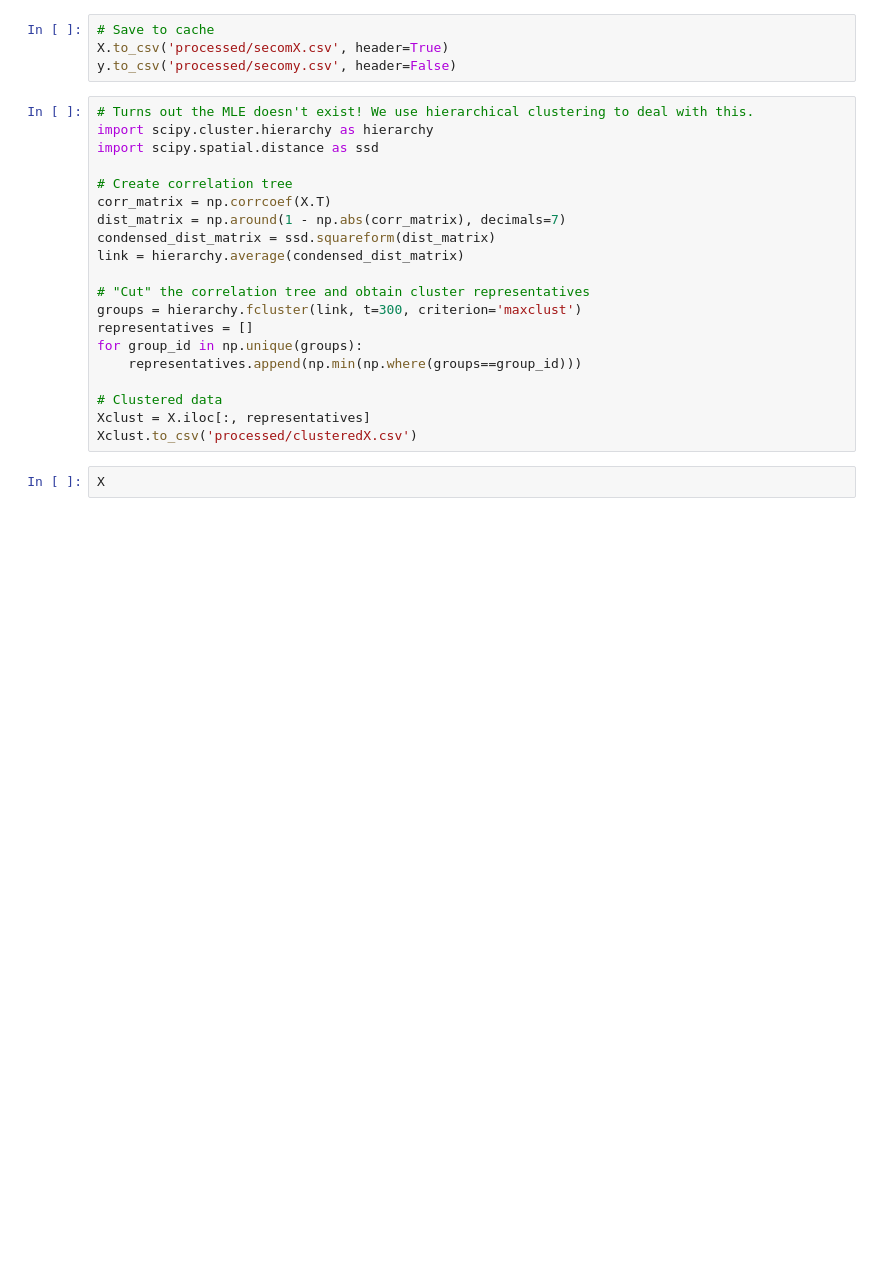
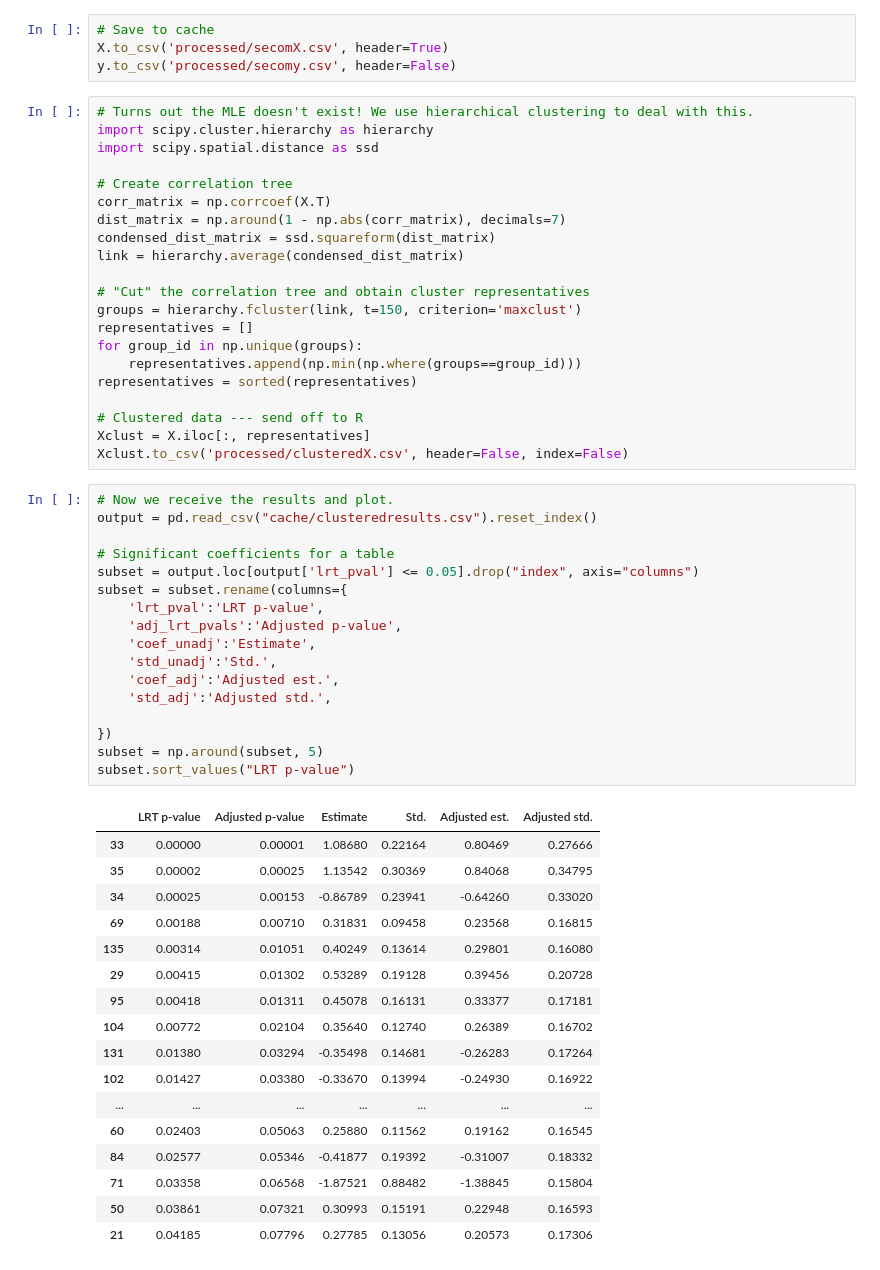
Before and after one commit to amspector100/hdlogistic, a Jupyter notebook: Python Plots.ipynb, the cells around one changed output. Cells and saved outputs as stored; diff of their text form; blank space fills up the shorter version.

```diff
--- a/Python Plots.ipynb
+++ b/Python Plots.ipynb
@@ -320,13 +320,47 @@ condensed_dist_matrix = ssd.squareform(dist_matrix)
 link = hierarchy.average(condensed_dist_matrix)
 
 # "Cut" the correlation tree and obtain cluster representatives
-groups = hierarchy.fcluster(link, t=300, criterion='maxclust')
+groups = hierarchy.fcluster(link, t=150, criterion='maxclust')
 representatives = []
 for group_id in np.unique(groups):
     representatives.append(np.min(np.where(groups==group_id)))
+representatives = sorted(representatives)
 
-# Clustered data
+# Clustered data --- send off to R
 Xclust = X.iloc[:, representatives]
-Xclust.to_csv('processed/clusteredX.csv')
+Xclust.to_csv('processed/clusteredX.csv', header=False, index=False)
-# %%
-X
+# %%
+# Now we receive the results and plot.
+output = pd.read_csv("cache/clusteredresults.csv").reset_index()
+
+# Significant coefficients for a table
+subset = output.loc[output['lrt_pval'] <= 0.05].drop("index", axis="columns")
+subset = subset.rename(columns={
+    'lrt_pval':'LRT p-value',
+    'adj_lrt_pvals':'Adjusted p-value',
+    'coef_unadj':'Estimate',
+    'std_unadj':'Std.',
+    'coef_adj':'Adjusted est.',
+    'std_adj':'Adjusted std.',
+
+})
+subset = np.around(subset, 5)
+subset.sort_values("LRT p-value")
+# %% [output]
+|  | LRT p-value | Adjusted p-value | Estimate | Std. | Adjusted est. | Adjusted std. |
+| 33 | 0.00000 | 0.00001 | 1.08680 | 0.22164 | 0.80469 | 0.27666 |
+| 35 | 0.00002 | 0.00025 | 1.13542 | 0.30369 | 0.84068 | 0.34795 |
+| 34 | 0.00025 | 0.00153 | -0.86789 | 0.23941 | -0.64260 | 0.33020 |
+| 69 | 0.00188 | 0.00710 | 0.31831 | 0.09458 | 0.23568 | 0.16815 |
+| 135 | 0.00314 | 0.01051 | 0.40249 | 0.13614 | 0.29801 | 0.16080 |
+| 29 | 0.00415 | 0.01302 | 0.53289 | 0.19128 | 0.39456 | 0.20728 |
+| 95 | 0.00418 | 0.01311 | 0.45078 | 0.16131 | 0.33377 | 0.17181 |
+| 104 | 0.00772 | 0.02104 | 0.35640 | 0.12740 | 0.26389 | 0.16702 |
+| 131 | 0.01380 | 0.03294 | -0.35498 | 0.14681 | -0.26283 | 0.17264 |
+| 102 | 0.01427 | 0.03380 | -0.33670 | 0.13994 | -0.24930 | 0.16922 |
+| ... | ... | ... | ... | ... | ... | ... |
+| 60 | 0.02403 | 0.05063 | 0.25880 | 0.11562 | 0.19162 | 0.16545 |
+| 84 | 0.02577 | 0.05346 | -0.41877 | 0.19392 | -0.31007 | 0.18332 |
+| 71 | 0.03358 | 0.06568 | -1.87521 | 0.88482 | -1.38845 | 0.15804 |
+| 50 | 0.03861 | 0.07321 | 0.30993 | 0.15191 | 0.22948 | 0.16593 |
+| 21 | 0.04185 | 0.07796 | 0.27785 | 0.13056 | 0.20573 | 0.17306 |
```
Also changed, not shown: 4 other files.
